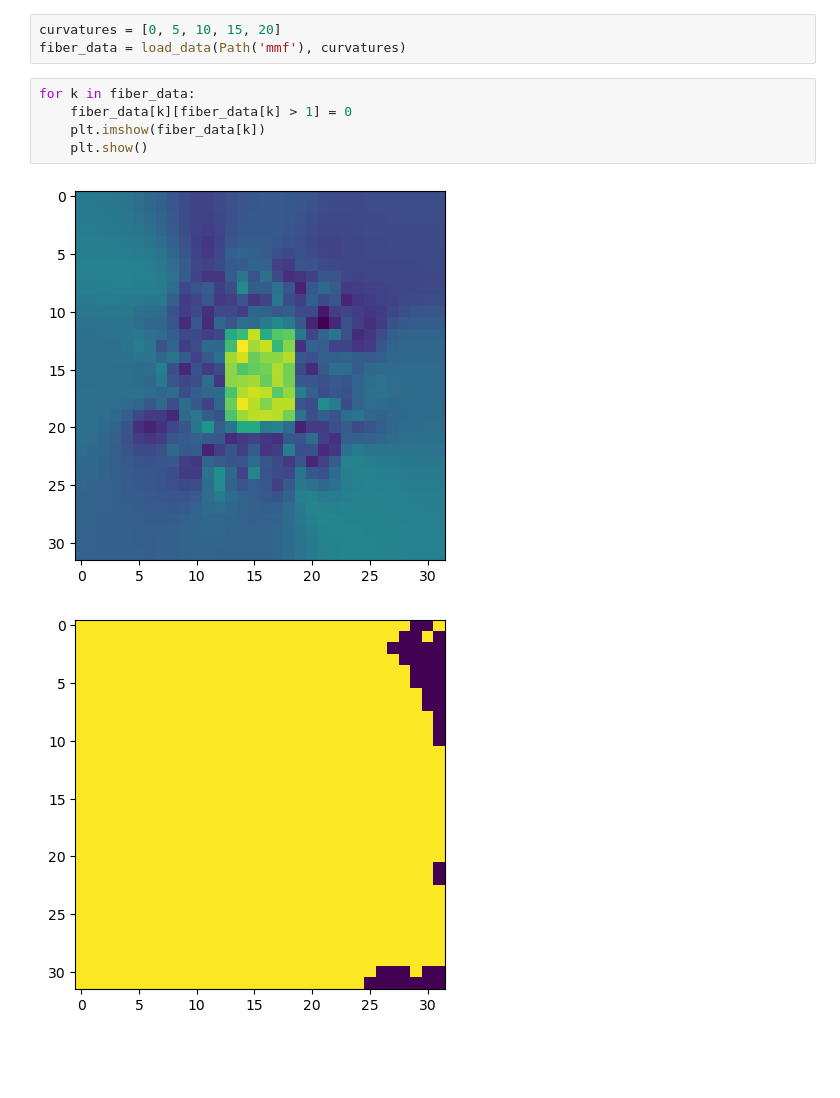
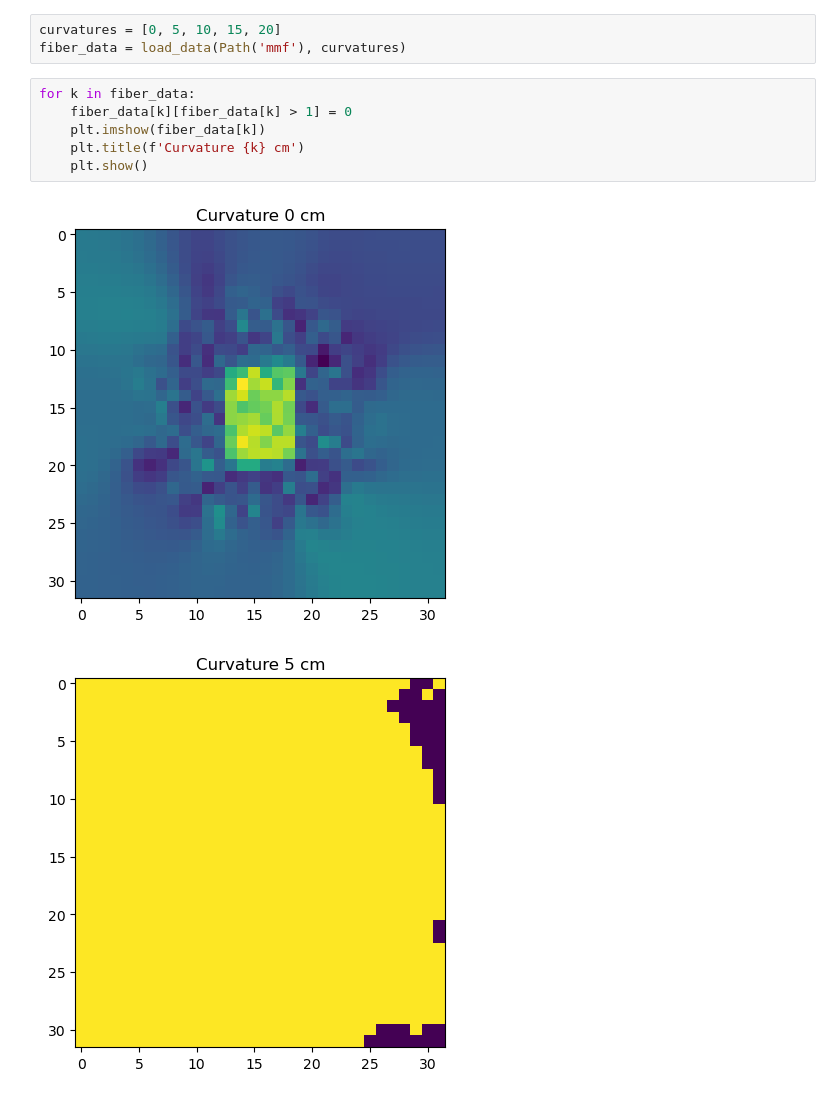
Before and after one commit to vongostev/RSF-21-12-00155-2-MMF, a Jupyter notebook: PlotGI.ipynb, the cells around one changed output. Drawn from its saved outputs; the diff is of its cells as text; blank space fills up the shorter version.

```diff
--- a/PlotGI.ipynb
+++ b/PlotGI.ipynb
@@ -14,8 +14,9 @@ fiber_data = load_data(Path('mmf'), curvatures)
 # %%
 for k in fiber_data:
     fiber_data[k][fiber_data[k] > 1] = 0
     plt.imshow(fiber_data[k])
+    plt.title(f'Curvature {k} cm')
     plt.show()
 # %% [output]
-[figure, old version]
+[figure, new version]
-[figure, old version]
+[figure, new version]
```
Also changed, not shown: parts of 1 cell of this notebook, 1 other file.
